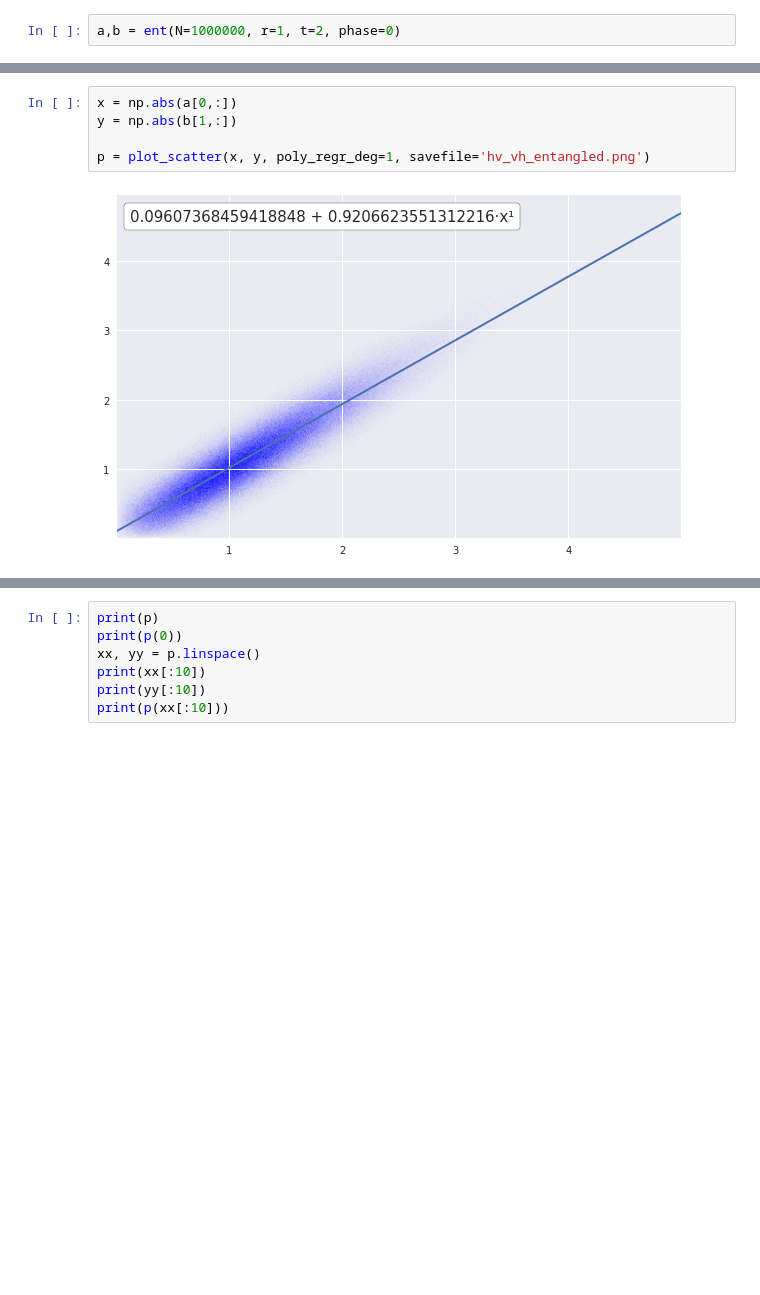
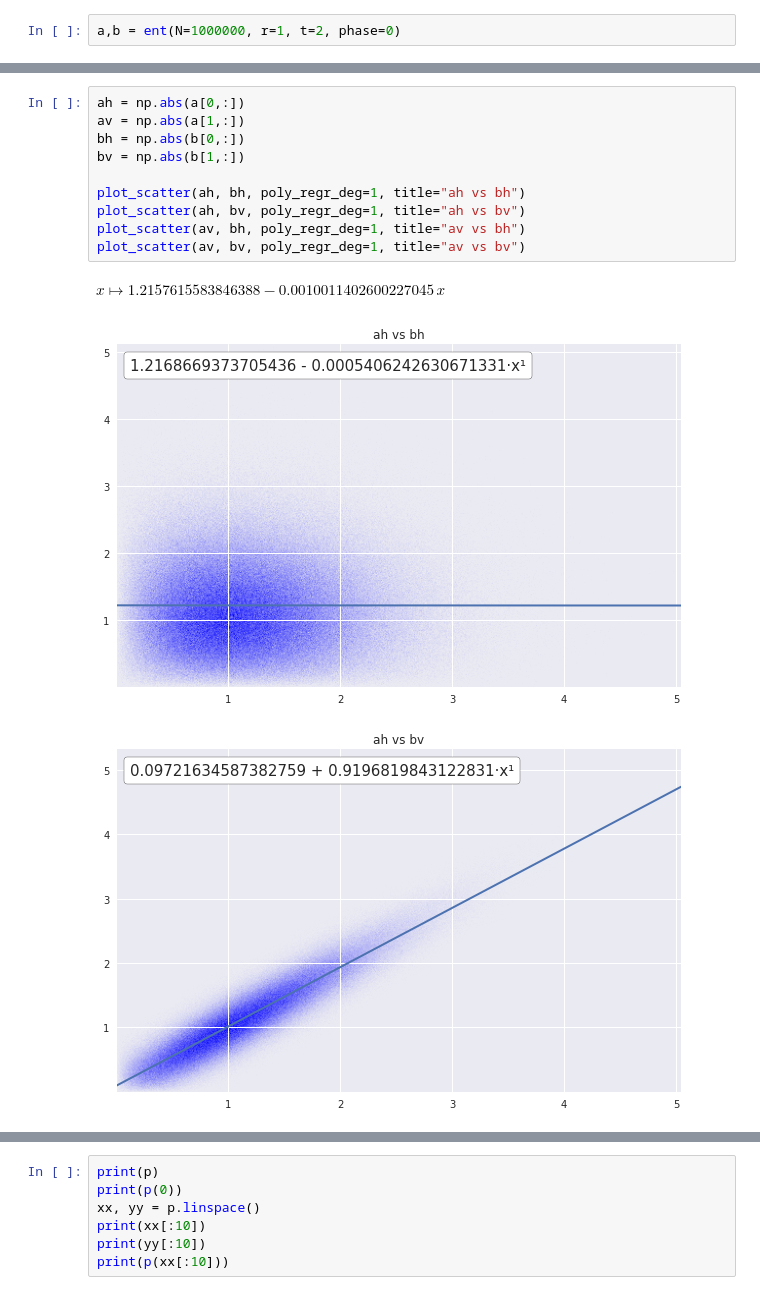
Before and after one commit to ironak/GaussianBosonSampling, a Jupyter notebook: sandbox.ipynb, the cells around one changed output, grey strips where cells are left out. Drawn from its saved outputs; the diff is of its cells as text; blank space fills up the shorter version.

```diff
--- a/sandbox.ipynb
+++ b/sandbox.ipynb
@@ -113,7 +116,14 @@ plot_complex(b[1,:])
-# %%
-x = np.abs(a[0,:])
-y = np.abs(b[1,:])
-
-p = plot_scatter(x, y, poly_regr_deg=1, savefile='hv_vh_entangled.png')
-# %% [output]
-[figure, removed]
+# %%
+ah = np.abs(a[0,:])
+av = np.abs(a[1,:])
+bh = np.abs(b[0,:])
+bv = np.abs(b[1,:])
+
+plot_scatter(ah, bh, poly_regr_deg=1, title="ah vs bh")
+plot_scatter(ah, bv, poly_regr_deg=1, title="ah vs bv")
+plot_scatter(av, bh, poly_regr_deg=1, title="av vs bh")
+plot_scatter(av, bv, poly_regr_deg=1, title="av vs bv")
+# %% [output]
+$x \mapsto \text{1.2157615583846388} - \text{0.0010011402600227045}\,x$
+[figure, added]
+[figure, added]
```
Also changed, not shown: parts of 19 cells of this notebook, 5 other files.
